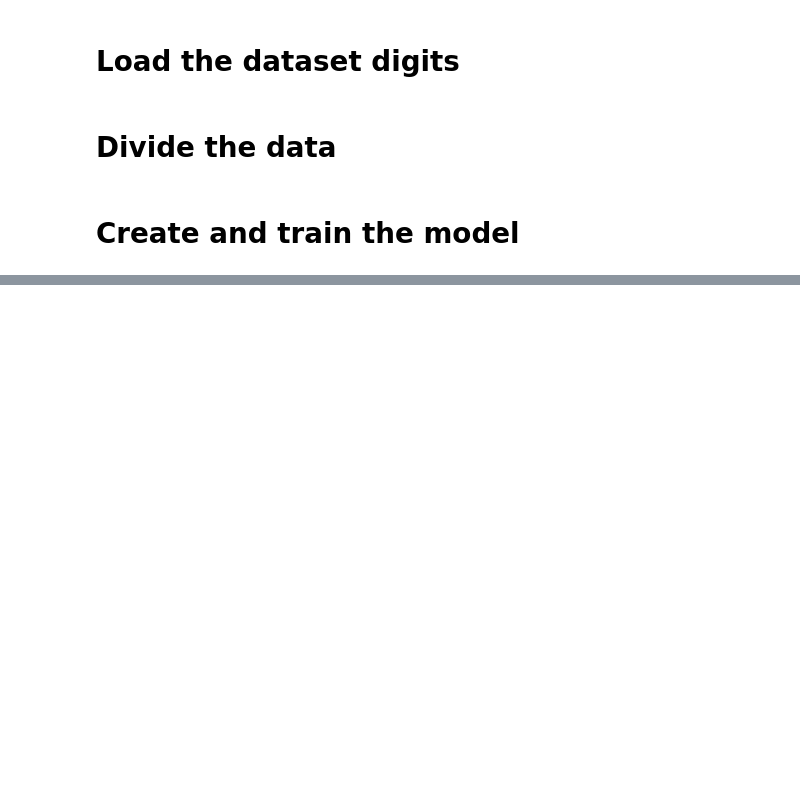
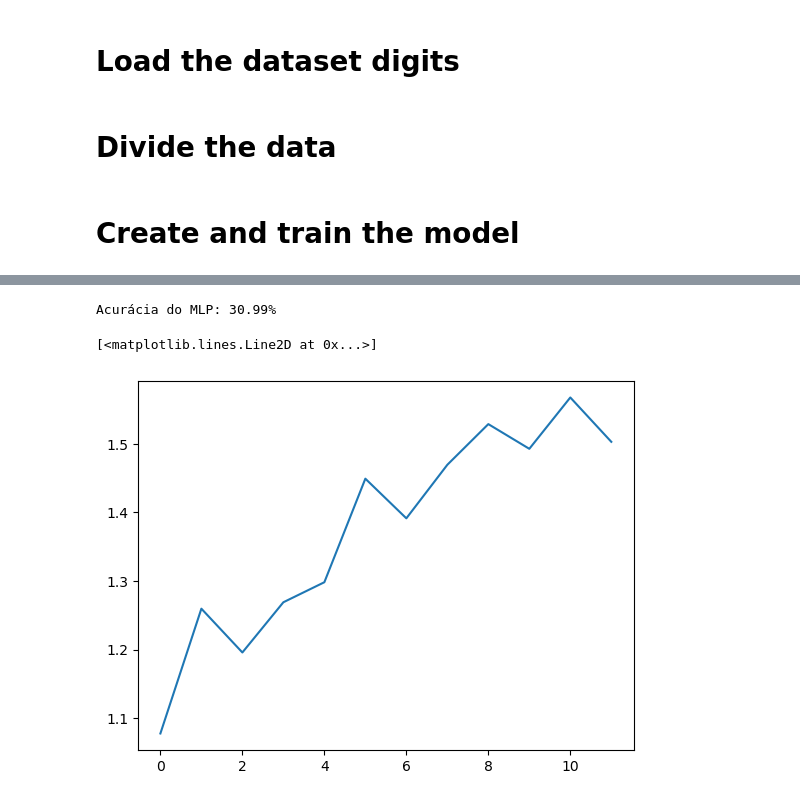
Before and after one commit to PaulaPerazzo/neural-networks-and-deep-learning, a Jupyter notebook: src/mlp.ipynb, the cells around one changed output, grey strips where cells are left out. Drawn from its saved outputs; the diff is of its cells as text; code cells hidden in the pictures; blank space fills up the shorter version.

Commit message:
new tests added

```diff
--- a/src/mlp.ipynb
+++ b/src/mlp.ipynb
@@ -10,11 +13,11 @@ from sklearn.metrics import accuracy_score
 # %% [markdown]
 # Load the dataset digits
 # %%
-digits = load_digits()
+digits = fetch_openml('mnist_784')
 # %% [markdown]
 # Divide the data
 # %%
 ### divide to get train and test data with train_test_split() ###
-X_train, X_test, y_train, y_test = train_test_split(digits.data, digits.target, test_size=0.3)
+X_train, X_test, y_train, y_test = train_test_split((digits.data/255), digits.target, test_size=0.3)
 # %% [markdown]
 # Create and train the model
@@ -22,10 +34,11 @@ X_train, X_test, y_train, y_test = train_test_split(digits.data, digits.target,
 ### first create the MLP model with the MLP classifier from skit-learn
 
 mlp = MLPClassifier(
-    hidden_layer_sizes=(100,), # here is the number of hidden layers, in this case 100 neurons in one layer
-    max_iter=500,              # number of trainning steps
-    alpha=1e-4,                # regularization (penalty) to avoid overfitting
-    solver='sgd',              # optimization algorithm, gradient descent
-    verbose=10,                # quantity of trainning output
-    learning_rate_init=0.1,    # initial learning_rate, updates network weights
+    hidden_layer_sizes=(100,),  # here is the number of nodes and hidden layers
+    max_iter=60,                # number of trainning steps
+    solver='sgd',               # optimization algorithm, stochastic gradient descent
+    verbose=10,                 # quantity of trainning output
+    learning_rate_init=0.1,     # initial learning_rate, updates network weights
+    batch_size=10,              # batch size of trainning
+    random_state=1
 )
@@ -36,4 +45,2 @@ MLPClassifier(learning_rate_init=0.1, max_iter=500, solver='sgd', verbose=10)
 # %%
-### now trainning and saving the model
-
-# mlp.fit(X_train, y_train)
+mlp.fit(X_train, y_train)  # trainning the data
@@ -39,0 +63,14 @@ MLPClassifier(learning_rate_init=0.1, max_iter=500, solver='sgd', verbose=10)
+# %%
+predictions = mlp.predict(X_test)
+accuracy = accuracy_score(y_test, predictions)
+print("Acurácia do MLP: {:.2f}%".format(accuracy * 100))
+# %% [output]
+Acurácia do MLP: 30.99%
+# %%
+### plot the losses
+losses = mlp.loss_curve_
+
+plt.plot(losses)
+# %% [output]
+[<matplotlib.lines.Line2D at 0x...>]
+[figure, added]
```
Also changed, not shown: parts of 23 cells of this notebook.
